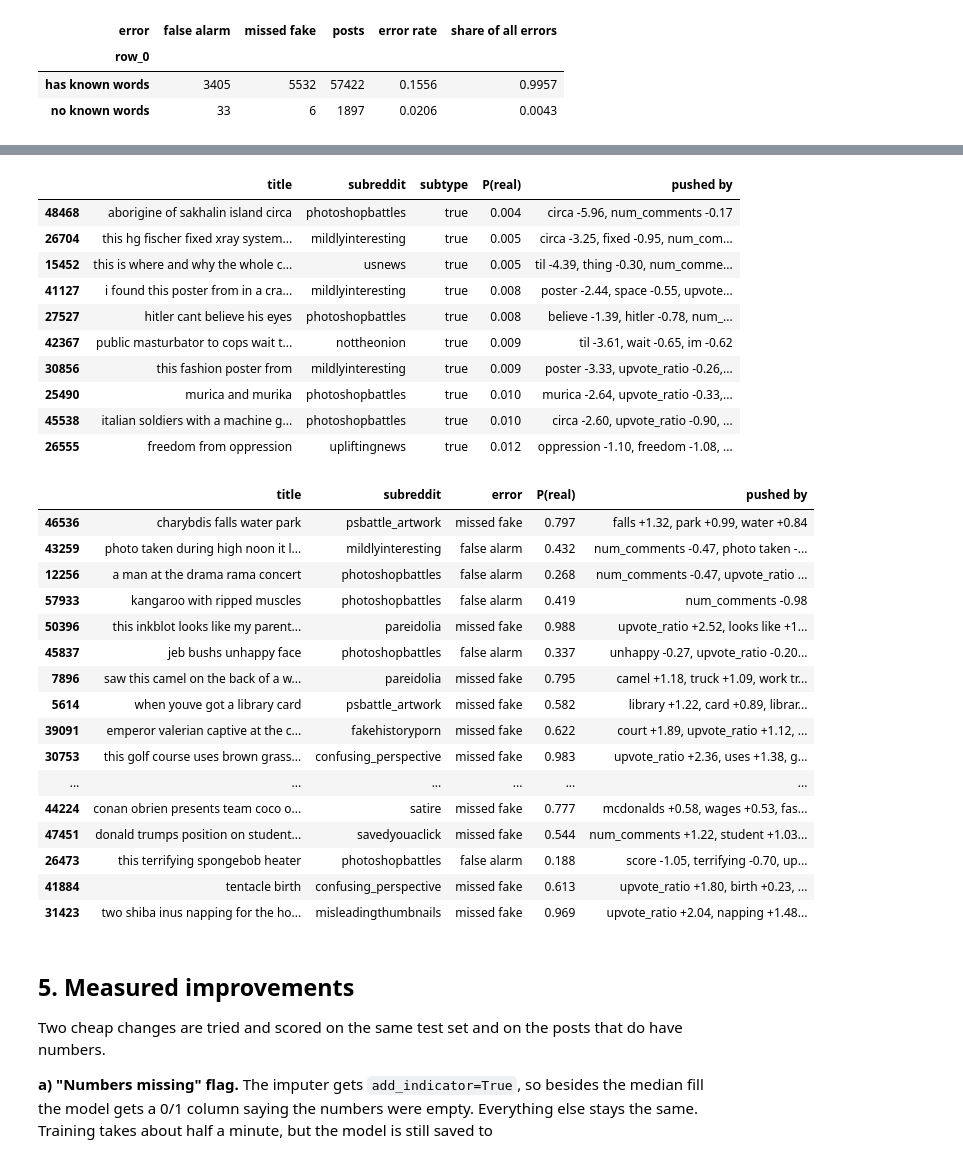
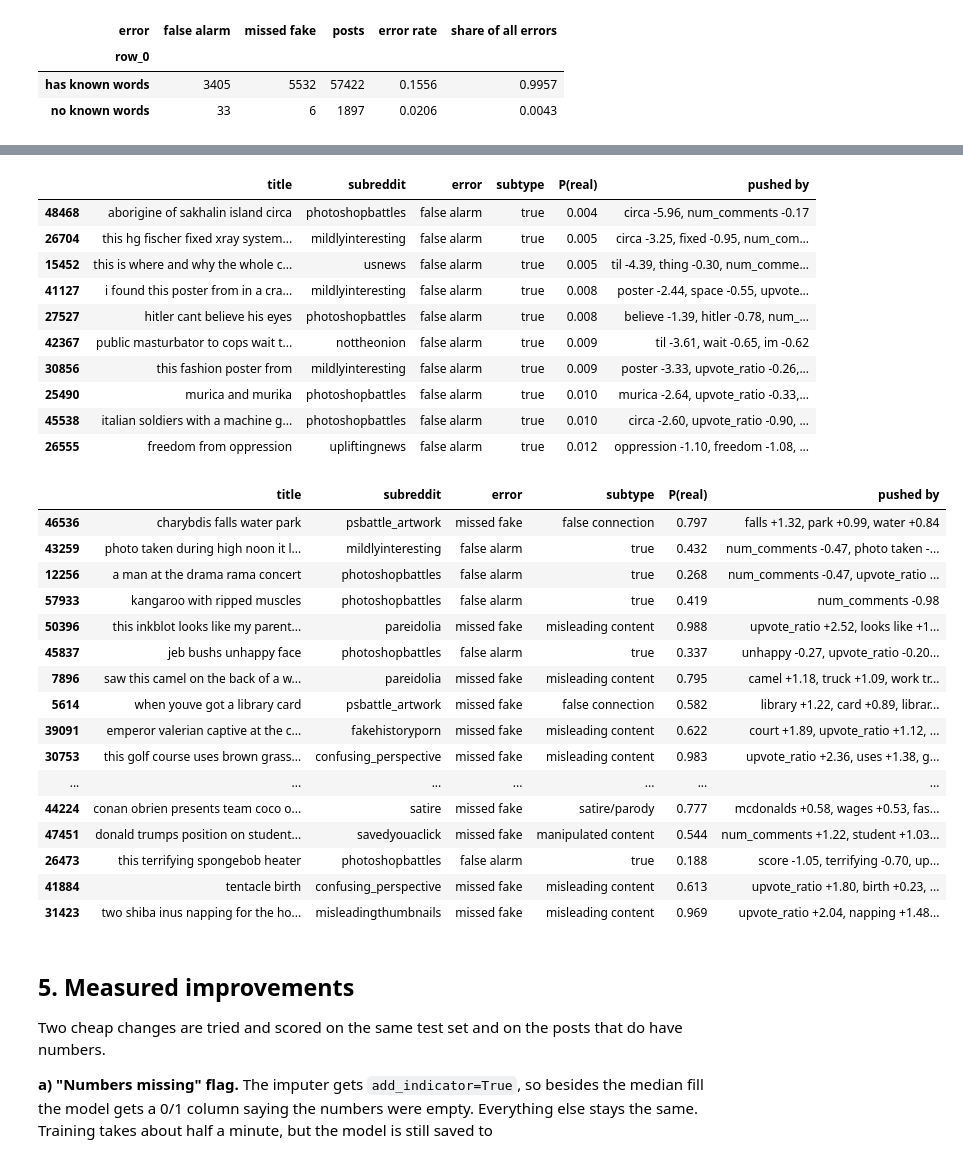
Before and after one commit to Turmenas/AI-based_fake-news-detection, a Jupyter notebook: notebooks/07_error_analysis.ipynb, the cells around one changed output, grey strips where cells are left out. Saved outputs shown, nothing was run; the diff lists cells and outputs as text; code cells hidden in the pictures.

```diff
--- a/notebooks/07_error_analysis.ipynb
+++ b/notebooks/07_error_analysis.ipynb
@@ -33,12 +33,12 @@ Every test post gets a probability of being real. With the default 0.5 threshold
 * **false alarm** - a real post called fake.
 # %%
 def scores(y, pred):
-    p, r, f, _ = precision_recall_fscore_support(y, pred, labels=[0, 1], zero_division=0)
+    p, r, f, _ = precision_recall_fscore_support(y, pred)
     return {"accuracy": accuracy_score(y, pred), "macro F1": f.mean(), "fake recall": r[0], "real recall": r[1]}
 
 proba = model.predict_proba(X_test)[:, 1]  # tikimybe, kad irasas tikras
 pred = (proba >= 0.5).astype(int)
-test["proba"], test["pred"] = proba, pred
+test["proba"] = proba
 test["error"] = np.select([(y_test == 0) & (pred == 1), (y_test == 1) & (pred == 0)], ["missed fake", "false alarm"], "correct")
 print(pd.Series(scores(y_test, pred)).round(4))
 test["error"].value_counts()
@@ -177,7 +164,6 @@ Xt = model[:-1].transform(X_test)  # tie patys 50 003 stulpeliai, kuriuos mato m
 names = pd.Index(model[:-1].get_feature_names_out()).str.split("__", n=1).str[1]
 contrib = Xt.multiply(model[-1].coef_[0]).tocsr()  # kiek kiekvienas zodis ar skaicius pastume irasa link tikra (+) ar netikra (-)
 known = Xt[:, :-3].getnnz(axis=1)  # kiek antrastes zodziu modelis is viso pazista
-test["known words"] = known
 print("Posts with no known words:", (known == 0).sum())
 error_table(pd.Series(np.where(known == 0, "no known words", "has known words"), index=test.index)).round(4)
 # %% [output]
@@ -223,12 +192,13 @@ def pushed_by(i, k=3):
     s = s[np.sign(s) == (1 if pred[i] == 1 else -1)]  # tik tai, kas stume link klaidingo atsakymo
     return ", ".join(f"{w} {s[w]:+.2f}" for w in s.abs().nlargest(k).index)
 
-def worst(kind, n=10):
-    rows = test[test["error"] == kind].nlargest(n, "confidence")  # labiausiai uztikrintos klaidos
-    return pd.DataFrame({"title": rows["clean_title"], "subreddit": rows["subreddit"],
+def show(rows):
+    return pd.DataFrame({"title": rows["clean_title"], "subreddit": rows["subreddit"], "error": rows["error"],
                          "subtype": rows["6_way_label"].map(SUBTYPES), "P(real)": rows["proba"].round(3),
                          "pushed by": [pushed_by(i) for i in rows.index]})
 
+worst = lambda kind: show(test[test["error"] == kind].nlargest(10, "confidence"))  # labiausiai uztikrintos klaidos
+
 pd.set_option("display.max_colwidth", 80)
 worst("missed fake")
 # %% [output]
@@ -246,40 +216,39 @@ worst("missed fake")
 # %%
 worst("false alarm")
 # %% [output]
-|  | title | subreddit | subtype | P(real) | pushed by |
-| 48468 | aborigine of sakhalin island circa | photoshopbattles | true | 0.004 | circa -5.96, num_comments -0.17 |
-| 26704 | this hg fischer fixed xray system... | mildlyinteresting | true | 0.005 | circa -3.25, fixed -0.95, num_com... |
-| 15452 | this is where and why the whole c... | usnews | true | 0.005 | til -4.39, thing -0.30, num_comme... |
-| 41127 | i found this poster from in a cra... | mildlyinteresting | true | 0.008 | poster -2.44, space -0.55, upvote... |
-| 27527 | hitler cant believe his eyes | photoshopbattles | true | 0.008 | believe -1.39, hitler -0.78, num_... |
-| 42367 | public masturbator to cops wait t... | nottheonion | true | 0.009 | til -3.61, wait -0.65, im -0.62 |
-| 30856 | this fashion poster from | mildlyinteresting | true | 0.009 | poster -3.33, upvote_ratio -0.26,... |
-| 25490 | murica and murika | photoshopbattles | true | 0.010 | murica -2.64, upvote_ratio -0.33,... |
-| 45538 | italian soldiers with a machine g... | photoshopbattles | true | 0.010 | circa -2.60, upvote_ratio -0.90, ... |
-| 26555 | freedom from oppression | upliftingnews | true | 0.012 | oppression -1.10, freedom -1.08, ... |
+|  | title | subreddit | error | subtype | P(real) | pushed by |
+| 48468 | aborigine of sakhalin island circa | photoshopbattles | false alarm | true | 0.004 | circa -5.96, num_comments -0.17 |
+| 26704 | this hg fischer fixed xray system... | mildlyinteresting | false alarm | true | 0.005 | circa -3.25, fixed -0.95, num_com... |
+| 15452 | this is where and why the whole c... | usnews | false alarm | true | 0.005 | til -4.39, thing -0.30, num_comme... |
+| 41127 | i found this poster from in a cra... | mildlyinteresting | false alarm | true | 0.008 | poster -2.44, space -0.55, upvote... |
+| 27527 | hitler cant believe his eyes | photoshopbattles | false alarm | true | 0.008 | believe -1.39, hitler -0.78, num_... |
+| 42367 | public masturbator to cops wait t... | nottheonion | false alarm | true | 0.009 | til -3.61, wait -0.65, im -0.62 |
+| 30856 | this fashion poster from | mildlyinteresting | false alarm | true | 0.009 | poster -3.33, upvote_ratio -0.26,... |
+| 25490 | murica and murika | photoshopbattles | false alarm | true | 0.010 | murica -2.64, upvote_ratio -0.33,... |
+| 45538 | italian soldiers with a machine g... | photoshopbattles | false alarm | true | 0.010 | circa -2.60, upvote_ratio -0.90, ... |
+| 26555 | freedom from oppression | upliftingnews | false alarm | true | 0.012 | oppression -1.10, freedom -1.08, ... |
 # %%
 rng = np.random.default_rng(SEED)
 sample = test.loc[rng.choice(errors.index, 20, replace=False)]  # atsitiktines klaidos, ne tik pacios ryskiausios
-pd.DataFrame({"title": sample["clean_title"], "subreddit": sample["subreddit"], "error": sample["error"],
-              "P(real)": sample["proba"].round(3), "pushed by": [pushed_by(i) for i in sample.index]})
+show(sample)
 # %% [output]
-|  | title | subreddit | error | P(real) | pushed by |
-| 46536 | charybdis falls water park | psbattle_artwork | missed fake | 0.797 | falls +1.32, park +0.99, water +0.84 |
-| 43259 | photo taken during high noon it l... | mildlyinteresting | false alarm | 0.432 | num_comments -0.47, photo taken -... |
-| 12256 | a man at the drama rama concert | photoshopbattles | false alarm | 0.268 | num_comments -0.47, upvote_ratio ... |
-| 57933 | kangaroo with ripped muscles | photoshopbattles | false alarm | 0.419 | num_comments -0.98 |
-| 50396 | this inkblot looks like my parent... | pareidolia | missed fake | 0.988 | upvote_ratio +2.52, looks like +1... |
-| 45837 | jeb bushs unhappy face | photoshopbattles | false alarm | 0.337 | unhappy -0.27, upvote_ratio -0.20... |
-| 7896 | saw this camel on the back of a w... | pareidolia | missed fake | 0.795 | camel +1.18, truck +1.09, work tr... |
-| 5614 | when youve got a library card | psbattle_artwork | missed fake | 0.582 | library +1.22, card +0.89, librar... |
-| 39091 | emperor valerian captive at the c... | fakehistoryporn | missed fake | 0.622 | court +1.89, upvote_ratio +1.12, ... |
-| 30753 | this golf course uses brown grass... | confusing_perspective | missed fake | 0.983 | upvote_ratio +2.36, uses +1.38, g... |
-| ... | ... | ... | ... | ... | ... |
-| 44224 | conan obrien presents team coco o... | satire | missed fake | 0.777 | mcdonalds +0.58, wages +0.53, fas... |
-| 47451 | donald trumps position on student... | savedyouaclick | missed fake | 0.544 | num_comments +1.22, student +1.03... |
-| 26473 | this terrifying spongebob heater | photoshopbattles | false alarm | 0.188 | score -1.05, terrifying -0.70, up... |
-| 41884 | tentacle birth | confusing_perspective | missed fake | 0.613 | upvote_ratio +1.80, birth +0.23, ... |
-| 31423 | two shiba inus napping for the ho... | misleadingthumbnails | missed fake | 0.969 | upvote_ratio +2.04, napping +1.48... |
+|  | title | subreddit | error | subtype | P(real) | pushed by |
+| 46536 | charybdis falls water park | psbattle_artwork | missed fake | false connection | 0.797 | falls +1.32, park +0.99, water +0.84 |
+| 43259 | photo taken during high noon it l... | mildlyinteresting | false alarm | true | 0.432 | num_comments -0.47, photo taken -... |
+| 12256 | a man at the drama rama concert | photoshopbattles | false alarm | true | 0.268 | num_comments -0.47, upvote_ratio ... |
+| 57933 | kangaroo with ripped muscles | photoshopbattles | false alarm | true | 0.419 | num_comments -0.98 |
+| 50396 | this inkblot looks like my parent... | pareidolia | missed fake | misleading content | 0.988 | upvote_ratio +2.52, looks like +1... |
+| 45837 | jeb bushs unhappy face | photoshopbattles | false alarm | true | 0.337 | unhappy -0.27, upvote_ratio -0.20... |
+| 7896 | saw this camel on the back of a w... | pareidolia | missed fake | misleading content | 0.795 | camel +1.18, truck +1.09, work tr... |
+| 5614 | when youve got a library card | psbattle_artwork | missed fake | false connection | 0.582 | library +1.22, card +0.89, librar... |
+| 39091 | emperor valerian captive at the c... | fakehistoryporn | missed fake | misleading content | 0.622 | court +1.89, upvote_ratio +1.12, ... |
+| 30753 | this golf course uses brown grass... | confusing_perspective | missed fake | misleading content | 0.983 | upvote_ratio +2.36, uses +1.38, g... |
+| ... | ... | ... | ... | ... | ... | ... |
+| 44224 | conan obrien presents team coco o... | satire | missed fake | satire/parody | 0.777 | mcdonalds +0.58, wages +0.53, fas... |
+| 47451 | donald trumps position on student... | savedyouaclick | missed fake | manipulated content | 0.544 | num_comments +1.22, student +1.03... |
+| 26473 | this terrifying spongebob heater | photoshopbattles | false alarm | true | 0.188 | score -1.05, terrifying -0.70, up... |
+| 41884 | tentacle birth | confusing_perspective | missed fake | misleading content | 0.613 | upvote_ratio +1.80, birth +0.23, ... |
+| 31423 | two shiba inus napping for the ho... | misleadingthumbnails | missed fake | misleading content | 0.969 | upvote_ratio +2.04, napping +1.48... |
 # %% [markdown]
 ## 5. Measured improvements
 Two cheap changes are tried and scored on the same test set and on the posts that do have numbers.
```
Also changed, not shown: parts of 5 cells of this notebook.
